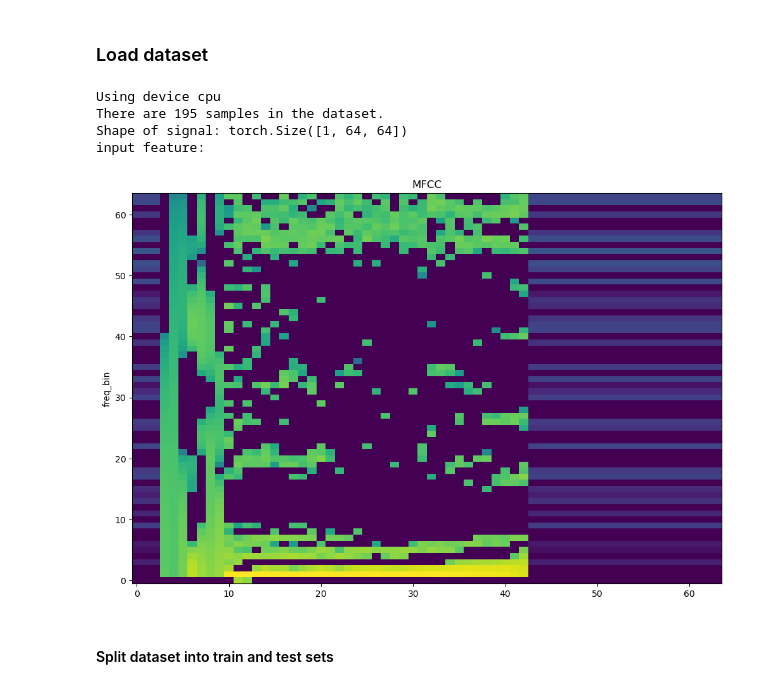
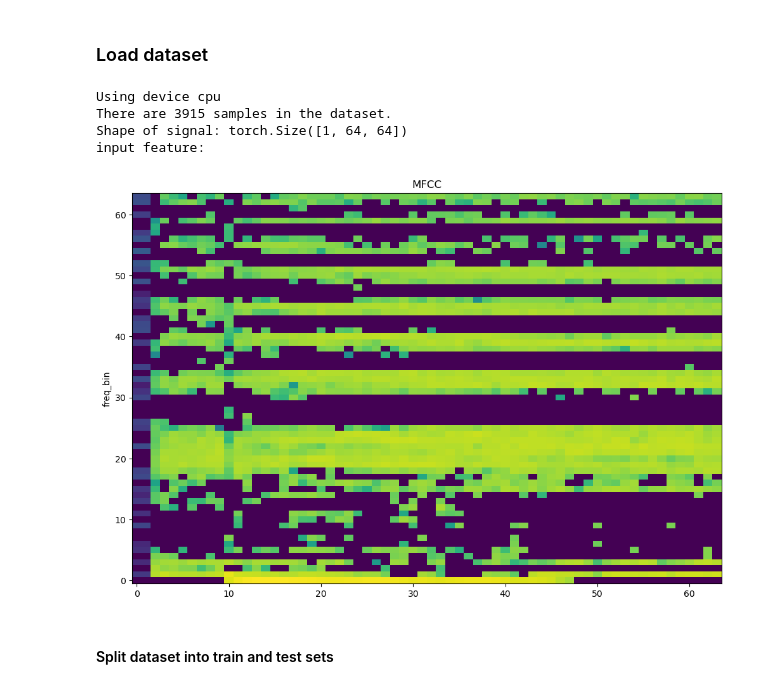
Before and after one commit to DCisHurt/Guitar-MIR, a Jupyter notebook: ex1_distortion_classification.ipynb, the cells around one changed output. Cells and saved outputs as stored; diff of their text form; code cells hidden in the pictures.

```diff
--- a/ex1_distortion_classification.ipynb
+++ b/ex1_distortion_classification.ipynb
@@ -9,7 +9,7 @@ import os
 # %%
 from torch.utils.tensorboard import SummaryWriter
 
-EXPERIMENT_NAME = "c53_classify_od"
+EXPERIMENT_NAME = "c53_classify_od_mfcc"
 LOG_DIR = "_log/" + EXPERIMENT_NAME
 
 if not os.path.exists('%s' % LOG_DIR):
@@ -22,7 +22,7 @@ log_writer = SummaryWriter(LOG_DIR)
 from src.gtfxdataset import GtFxDataset
 from src.util import plot_spectrogram
 
-AUDIO_DIR = "_assets/DATASET/GT-FX-SINGLE/"
+AUDIO_DIR = "_assets/DATASET/GT-FX-C53/"
 ANNOTATIONS_FILE = os.path.join(AUDIO_DIR, "annotation.csv")
 
 SAMPLE_RATE = 22050
@@ -37,47 +37,48 @@ print(f"Using device {device}")
 mel_spectrogram = torchaudio.transforms.MelSpectrogram(
     sample_rate=SAMPLE_RATE,
     n_fft=512,
-    hop_length=1050,
+    hop_length=1048,
     n_mels=64,
-    # power=2
 )
 
 spectrogram = torchaudio.transforms.Spectrogram(
-    power=2,
+    power=2.0,
     n_fft=127,
     win_length= 127,
-    hop_length= 1040,
+    hop_length= 1048,
     normalized=True
 )
 
 mfcc = torchaudio.transforms.MFCC(
     sample_rate = SAMPLE_RATE,
     n_mfcc = 64,
     melkwargs = {
         "n_fft": 1024,
-        "hop_length": 1030,
+        "hop_length": 1024,
         "n_mels": 64,
         "center": False})
 
 fxData = GtFxDataset(ANNOTATIONS_FILE,
                         AUDIO_DIR,
                         mfcc,
                         SAMPLE_RATE,
                         NUM_SAMPLES,
                         device)
 
+fxData, _ = torch.utils.data.random_split(fxData, lengths=[0.01, 0.99])
+
 signal, _, _, _, filename = fxData[0]
 print(f"There are {len(fxData)} samples in the dataset.")
 print(f"Shape of signal: {signal.shape}")
 
 print("input feature:")
 log_writer.add_figure("Input Feature", plot_spectrogram(signal[0], title="MFCC"))
 # %% [output]
 Using device cpu
-There are 195 samples in the dataset.
+There are 3915 samples in the dataset.
 Shape of signal: torch.Size([1, 64, 64])
 input feature:
-[figure, old version]
+[figure, new version]
 # %% [markdown]
 #### Split dataset into train and test sets
 # %%
```
Also changed, not shown: parts of 4 cells of this notebook.
